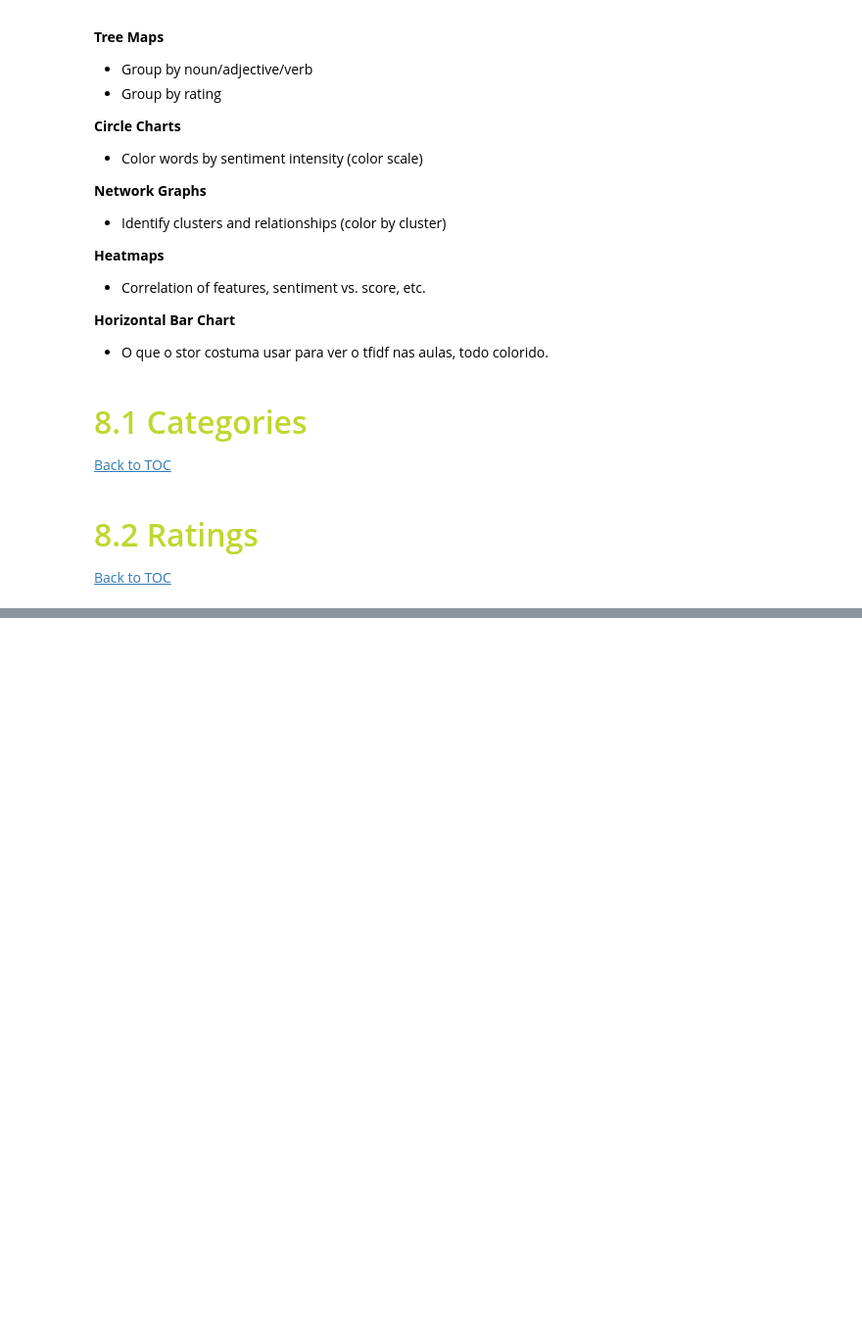
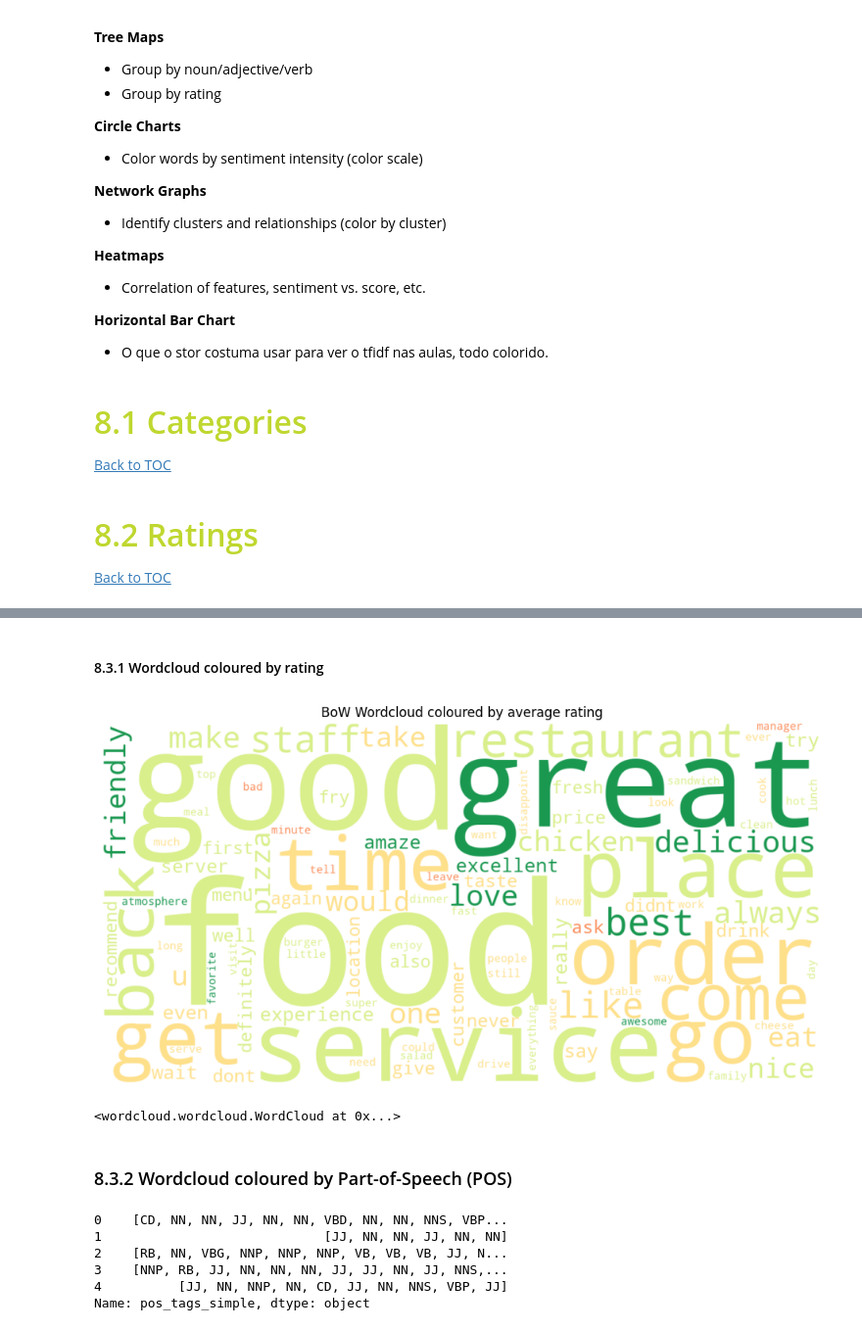
Before and after one commit to beatrizmarques2005/text_mining_in_reviews, a Jupyter notebook: notebooks/02_general_data_prep.ipynb, the cells around one changed output, grey strips where cells are left out. Shown at 98% size. Cells and saved outputs as stored; diff of their text form; code cells hidden in the pictures; blank space fills up the shorter version.

```diff
--- a/notebooks/02_general_data_prep.ipynb
+++ b/notebooks/02_general_data_prep.ipynb
@@ -738,0 +769,28 @@ for star in tfidf_star_mean.index:
+# %% [markdown]
+#### 8.3.1 Wordcloud coloured by rating
+# %%
+wordcloud_by_rating(
+    token_series=dataset["03_normalized_text"],
+    ratings_series=dataset["stars"],
+    max_words=100,
+    title="BoW Wordcloud coloured by average rating"
+)
+# %% [output]
+[figure, added]
+<wordcloud.wordcloud.WordCloud at 0x...>
+# %% [markdown]
+### 8.3.2 Wordcloud coloured by Part-of-Speech (POS)
+# %%
+# Turn list of (word, tag) tuples into just a list of tags
+dataset["pos_tags_simple"] = dataset["pos_tags"].apply(
+    lambda sent: [tag for (_, tag) in sent] if isinstance(sent, (list, tuple)) else []
+)
+
+dataset["pos_tags_simple"].head()
+# %% [output]
+0    [CD, NN, NN, JJ, NN, NN, VBD, NN, NN, NNS, VBP...
+1                             [JJ, NN, NN, JJ, NN, NN]
+2    [RB, NN, VBG, NNP, NNP, NNP, VB, VB, VB, JJ, N...
+3    [NNP, RB, JJ, NN, NN, NN, JJ, JJ, NN, JJ, NNS,...
+4          [JJ, NN, NNP, NN, CD, JJ, NN, NNS, VBP, JJ]
+Name: pos_tags_simple, dtype: object
```
Also changed, not shown: parts of 22 cells of this notebook.
